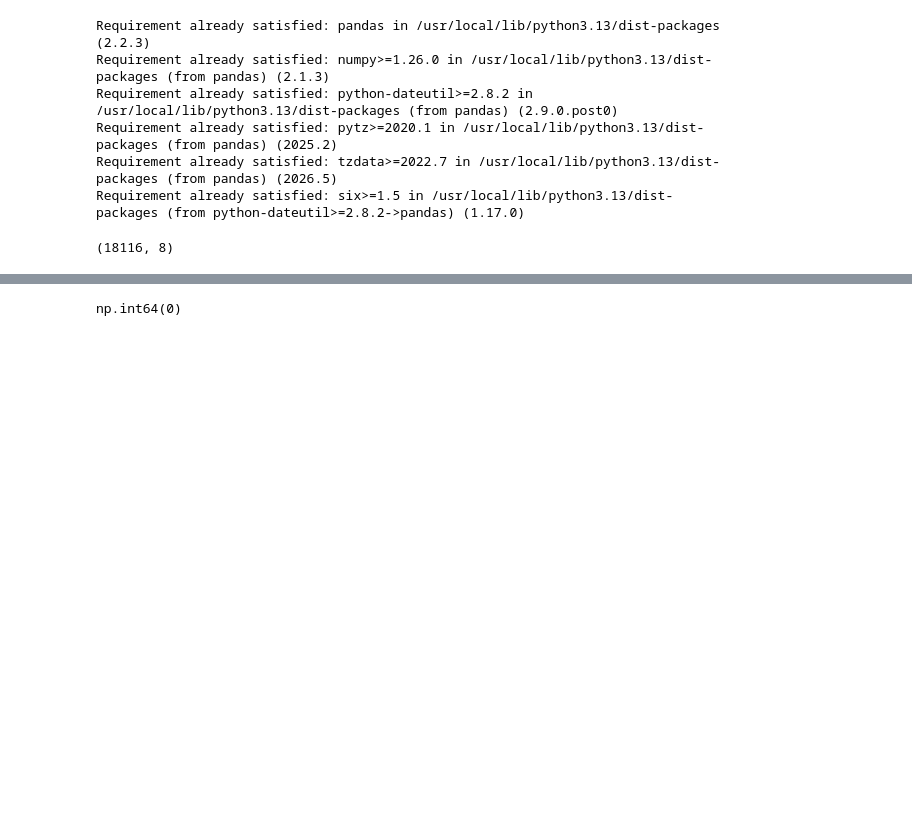
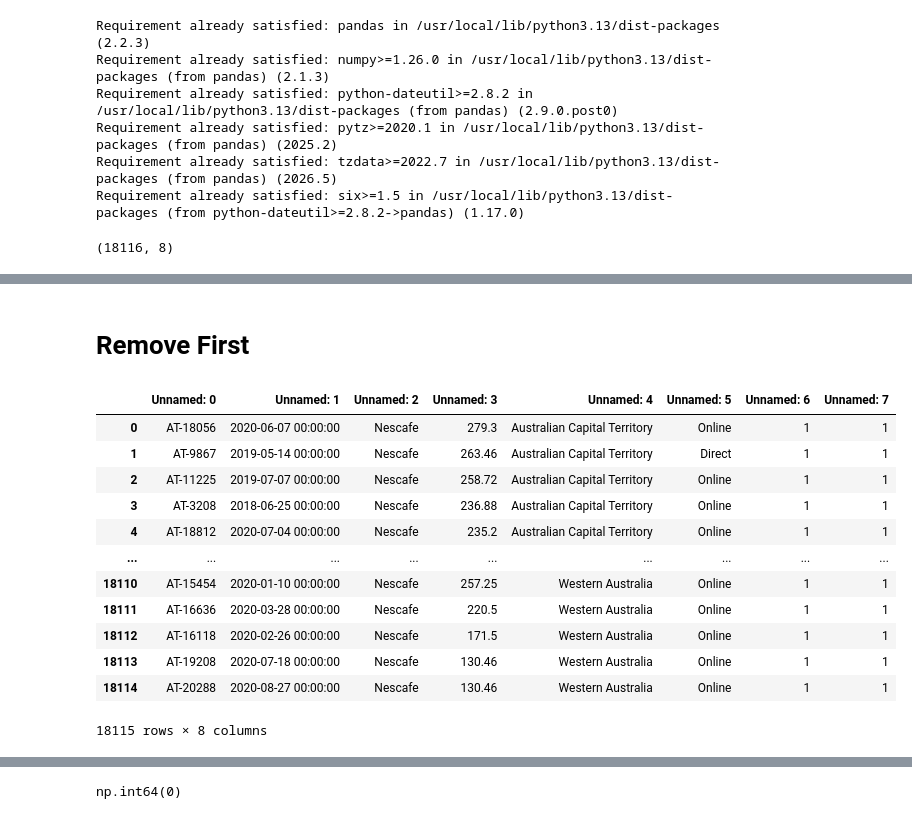
Before and after one commit to Kiruba-RaamKumar/Data-cleaning, a Jupyter notebook: NESTLE.ipynb, the cells around one changed output, grey strips where cells are left out. Drawn from its saved outputs; the diff is of its cells as text; code cells hidden in the pictures; blank space fills up the shorter version.

```diff
--- a/NESTLE.ipynb
+++ b/NESTLE.ipynb
@@ -17,0 +66,18 @@ df.shape
+# %% [markdown]
+# Remove First
+# %%
+df.iloc[1:].reset_index(drop=True)
+# %% [output]
+|  | Unnamed: 0 | Unnamed: 1 | Unnamed: 2 | Unnamed: 3 | Unnamed: 4 | Unnamed: 5 | Unnamed: 6 | Unnamed: 7 |
+| 0 | AT-18056 | 2020-06-07 00:00:00 | Nescafe | 279.3 | Australian Capital Territory | Online | 1 | 1 |
+| 1 | AT-9867 | 2019-05-14 00:00:00 | Nescafe | 263.46 | Australian Capital Territory | Direct | 1 | 1 |
+| 2 | AT-11225 | 2019-07-07 00:00:00 | Nescafe | 258.72 | Australian Capital Territory | Online | 1 | 1 |
+| 3 | AT-3208 | 2018-06-25 00:00:00 | Nescafe | 236.88 | Australian Capital Territory | Online | 1 | 1 |
+| 4 | AT-18812 | 2020-07-04 00:00:00 | Nescafe | 235.2 | Australian Capital Territory | Online | 1 | 1 |
+| ... | ... | ... | ... | ... | ... | ... | ... | ... |
+| 18110 | AT-15454 | 2020-01-10 00:00:00 | Nescafe | 257.25 | Western Australia | Online | 1 | 1 |
+| 18111 | AT-16636 | 2020-03-28 00:00:00 | Nescafe | 220.5 | Western Australia | Online | 1 | 1 |
+| 18112 | AT-16118 | 2020-02-26 00:00:00 | Nescafe | 171.5 | Western Australia | Online | 1 | 1 |
+| 18113 | AT-19208 | 2020-07-18 00:00:00 | Nescafe | 130.46 | Western Australia | Online | 1 | 1 |
+| 18114 | AT-20288 | 2020-08-27 00:00:00 | Nescafe | 130.46 | Western Australia | Online | 1 | 1 |
+18115 rows × 8 columns
```
Also changed, not shown: parts of 21 cells of this notebook.
